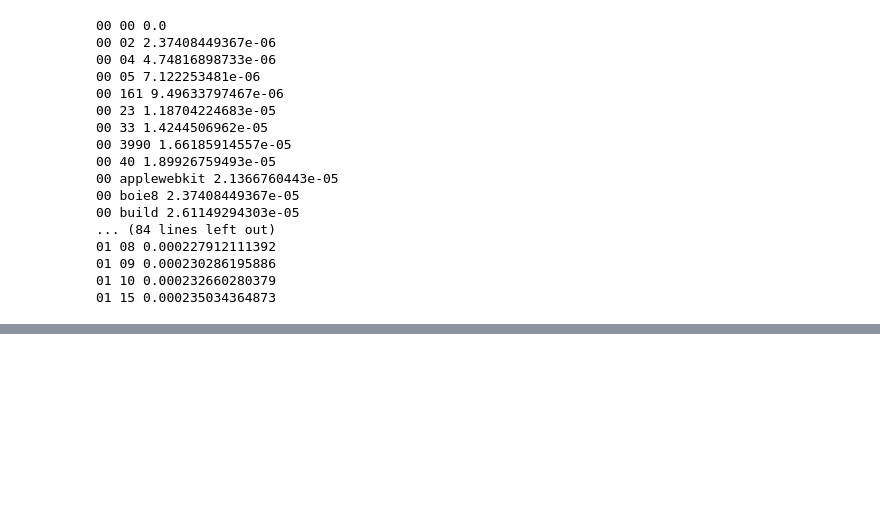
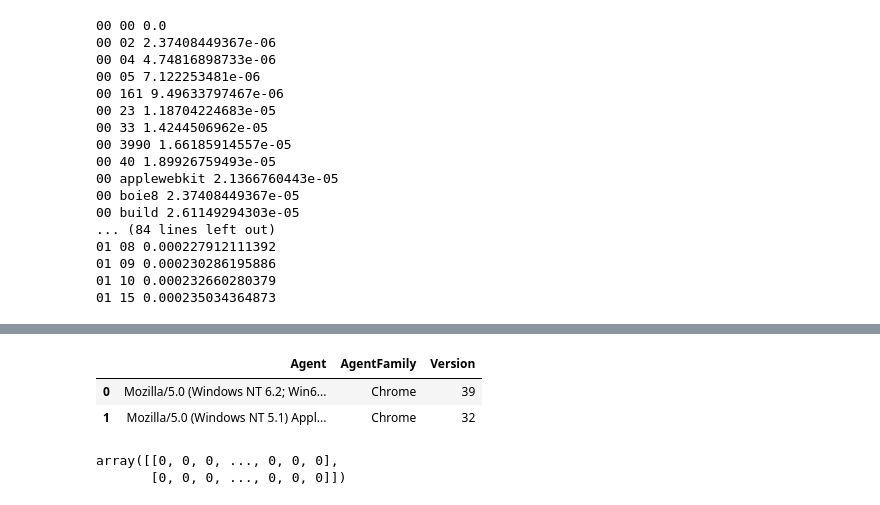
Before and after one commit to guangyangai/browser_family_extraction, a Jupyter notebook: demo.ipynb, the cells around one changed output, grey strips where cells are left out. Cells and saved outputs as stored; diff of their text form; code cells hidden in the pictures; blank space fills up the shorter version.

```diff
--- a/demo.ipynb
+++ b/demo.ipynb
@@ -148,12 +161,16 @@ from sklearn.model_selection  import StratifiedShuffleSplit
 # %%
 # Load test data
 
 DATA_PATH = "datasets"
-TRAINING_DATA = "data_coding_exercise.txt"
+TRAINING_DATA = "test_data_coding_exercise.txt"
 
 def load_data(data_path = DATA_PATH, data = TRAINING_DATA):
     file_path = os.path.join(data_path, data)
     return pd.read_csv(file_path, sep = '\t',  names = ["Agent", "AgentFamily", "Version"])
 
-agent = load_data()
-agent.head()
+agent_test = load_data()
+agent_test.head()
+# %% [output]
+|  | Agent | AgentFamily | Version |
+| 0 | Mozilla/5.0 (Windows NT 6.2; Win6... | Chrome | 39 |
+| 1 | Mozilla/5.0 (Windows NT 5.1) Appl... | Chrome | 32 |
@@ -161,0 +177,6 @@ vectorizer.transform(test_data).toarray()
+# %%
+#transfrom the test data set
+vectorizer.transform(agent_test["Agent"]).toarray()
+# %% [output]
+array([[0, 0, 0, ..., 0, 0, 0],
+       [0, 0, 0, ..., 0, 0, 0]])
```
Also changed, not shown: parts of 10 cells of this notebook, 1 other file.
